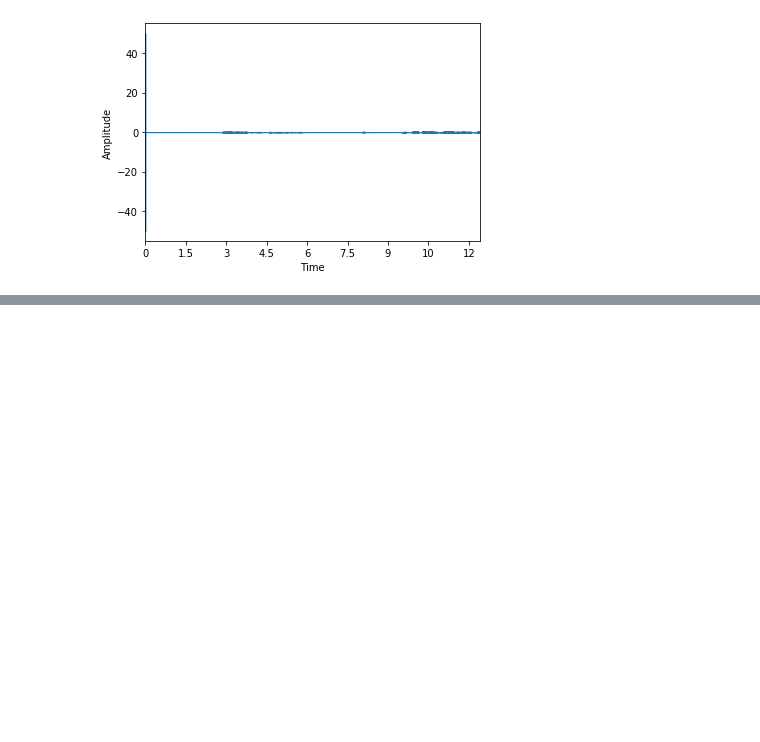
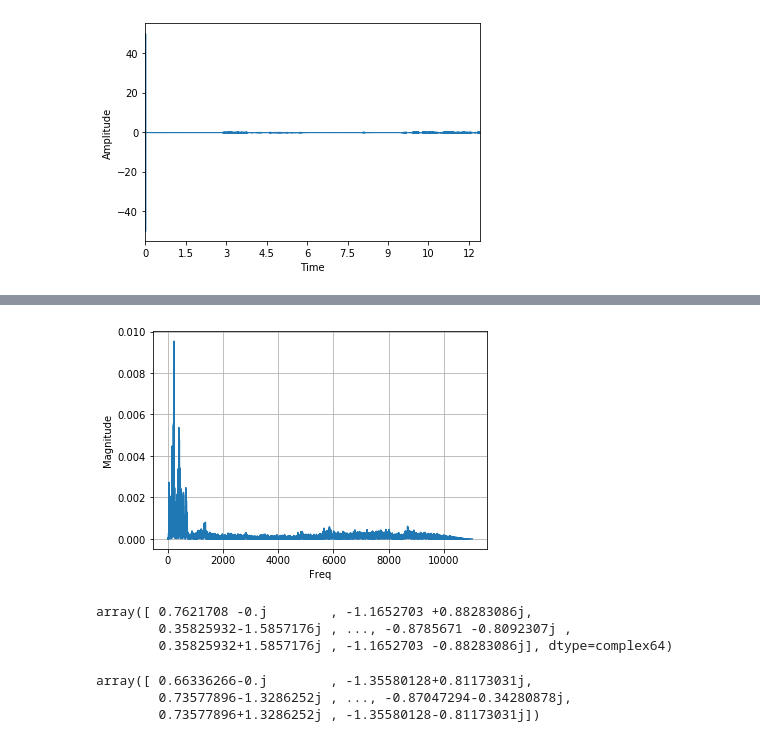
Before and after one commit to ryanbergner/DFT_Final_Python, a Jupyter notebook: DFTpython.ipynb, the cells around one changed output, grey strips where cells are left out. Saved outputs shown, nothing was run; the diff lists cells and outputs as text; code cells hidden in the pictures; blank space fills up the shorter version.

```diff
--- a/DFTpython.ipynb
+++ b/DFTpython.ipynb
@@ -166,0 +171,3 @@ Audio('/Users/ryanbergner/Dropbox/School/Fall 2021/Matrix Methods:Applications/F
+# %%
+x = np.asarray(samples, dtype=float)[:-1]
+print(x)
@@ -166,0 +230,5 @@ Audio('/Users/ryanbergner/Dropbox/School/Fall 2021/Matrix Methods:Applications/F
+# %%
+# Size must be a power of 2
+
+x_new = np.asarray(x, dtype=float)[5784:]
+print(x_new)
@@ -166,0 +403,16 @@ Audio('/Users/ryanbergner/Dropbox/School/Fall 2021/Matrix Methods:Applications/F
+# %%
+fft_plot(x_new, sample_rate)
+# %% [output]
+[figure, added]
+# %%
+fft_array(samples, sample_rate)
+# %% [output]
+array([ 0.7621708 -0.j        , -1.1652703 +0.88283086j,
+        0.35825932-1.5857176j , ..., -0.8785671 -0.8092307j ,
+        0.35825932+1.5857176j , -1.1652703 -0.88283086j], dtype=complex64)
+# %%
+fft_array(x_new, sample_rate)
+# %% [output]
+array([ 0.66336266-0.j        , -1.35580128+0.81173031j,
+        0.73577896-1.3286252j , ..., -0.87047294-0.34280878j,
+        0.73577896+1.3286252j , -1.35580128-0.81173031j])
```
Also changed, not shown: parts of 22 cells of this notebook.
